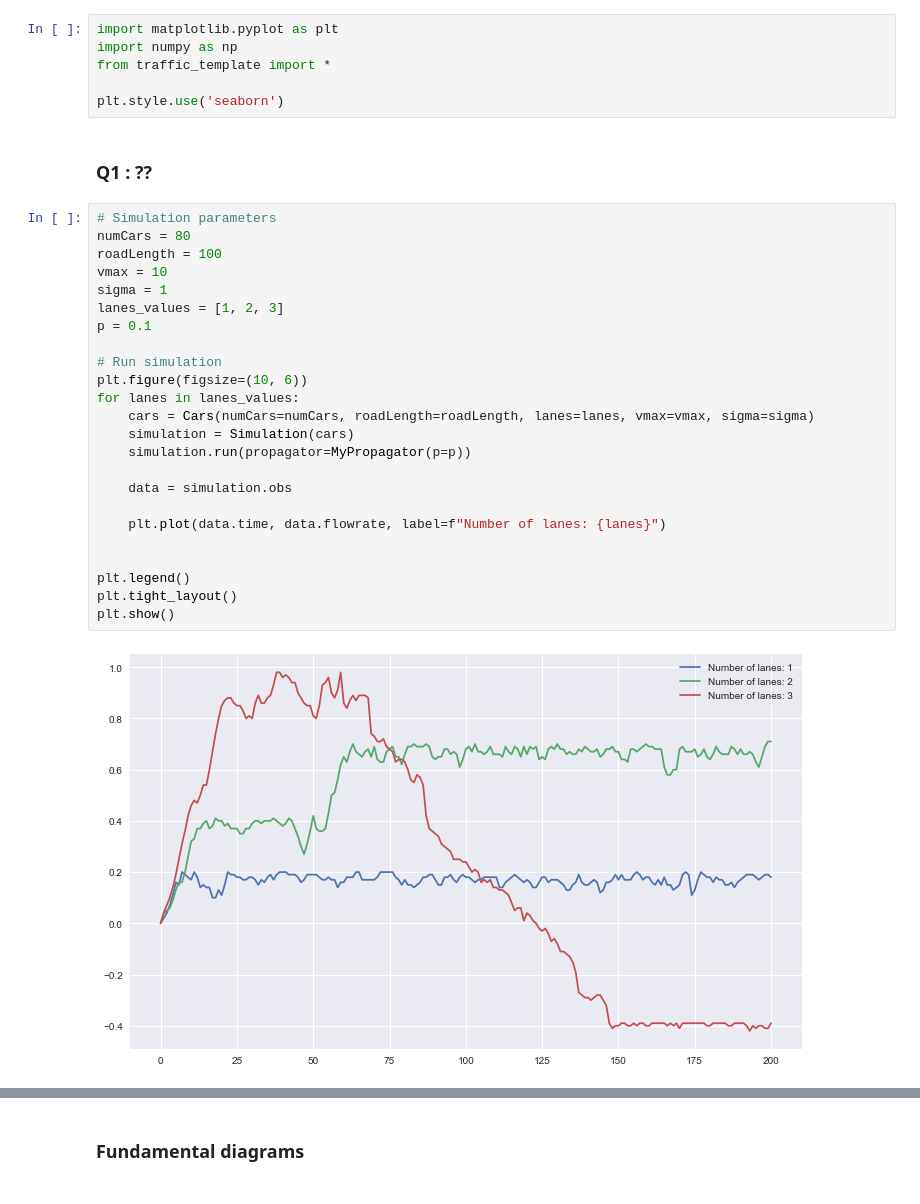
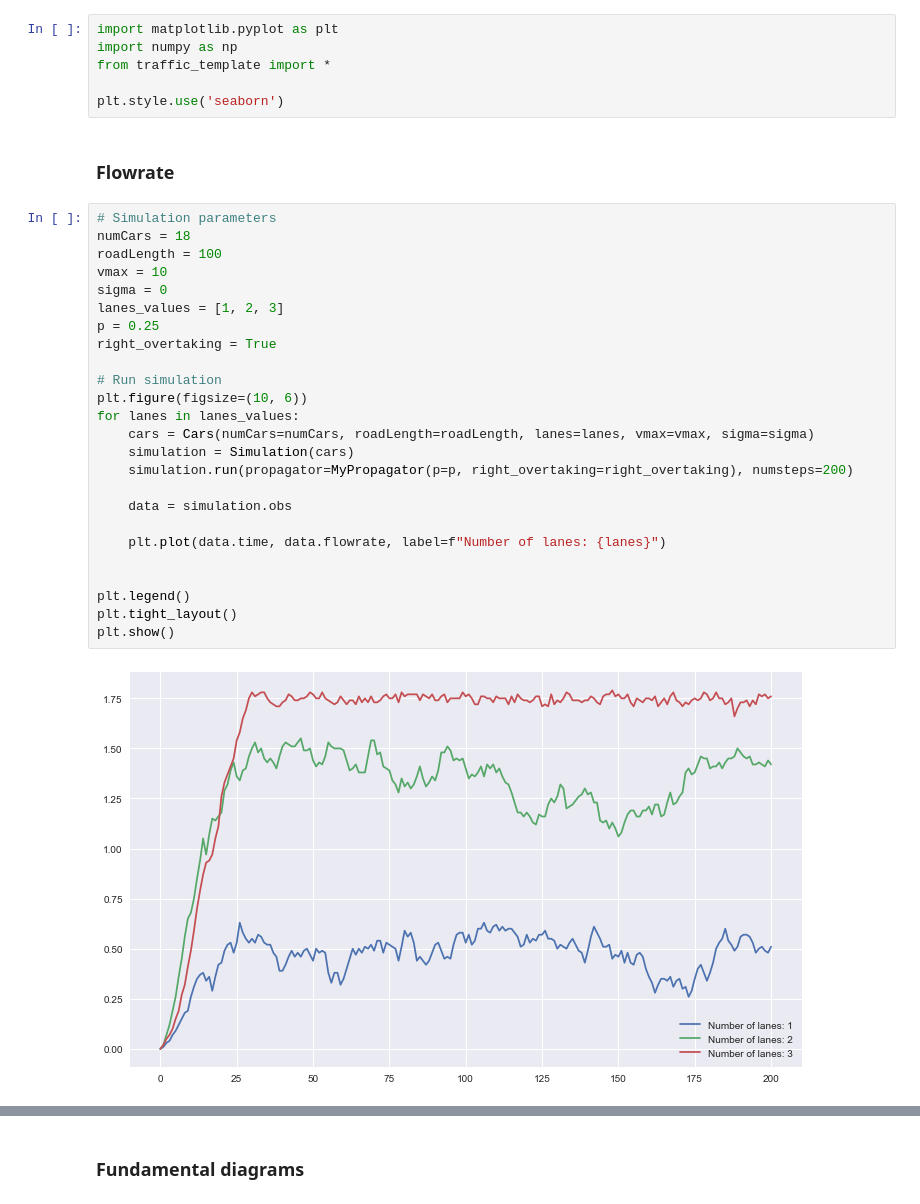
Before and after one commit to ermas3/Traffic-Modeling, a Jupyter notebook: Simulations.ipynb, the cells around one changed output, grey strips where cells are left out. Drawn from its saved outputs; the diff is of its cells as text.

```diff
--- a/Simulations.ipynb
+++ b/Simulations.ipynb
@@ -5,30 +5,31 @@ from traffic_template import *
 
 plt.style.use('seaborn')
 # %% [markdown]
-### Q1 : ??
+### Flowrate
 # %%
 # Simulation parameters
-numCars = 80
+numCars = 18
 roadLength = 100
 vmax = 10
-sigma = 1
+sigma = 0
 lanes_values = [1, 2, 3]
-p = 0.1
+p = 0.25
+right_overtaking = True
 
 # Run simulation
 plt.figure(figsize=(10, 6))
 for lanes in lanes_values:
     cars = Cars(numCars=numCars, roadLength=roadLength, lanes=lanes, vmax=vmax, sigma=sigma)
     simulation = Simulation(cars)
-    simulation.run(propagator=MyPropagator(p=p))
+    simulation.run(propagator=MyPropagator(p=p, right_overtaking=right_overtaking), numsteps=200)
 
     data = simulation.obs
 
     plt.plot(data.time, data.flowrate, label=f"Number of lanes: {lanes}")
 
 
 plt.legend()
 plt.tight_layout()
 plt.show()
 # %% [output]
-[figure, old version]
+[figure, new version]
```
Also changed, not shown: parts of 4 cells of this notebook, 6 other files.
